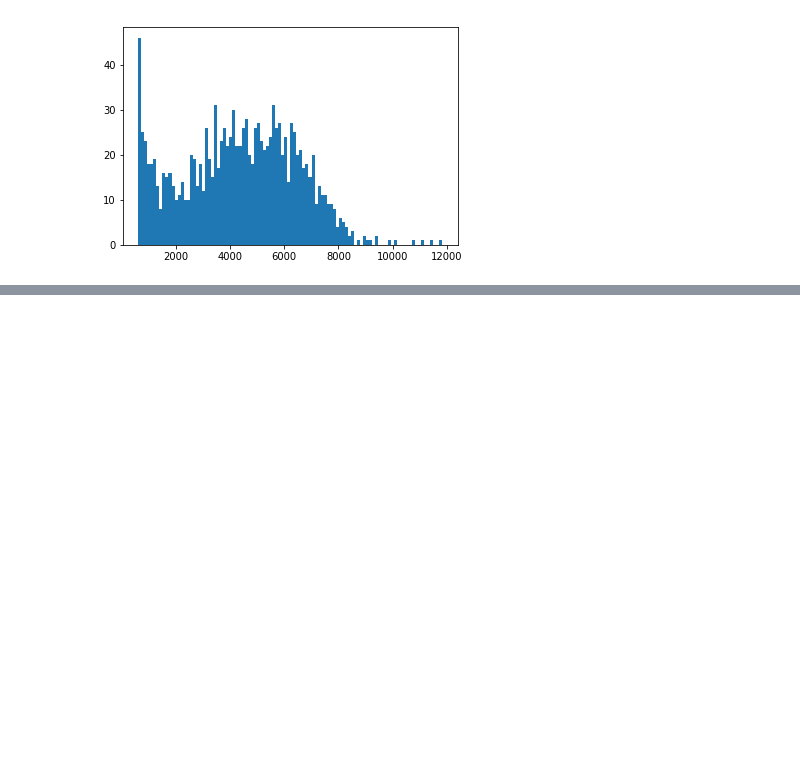
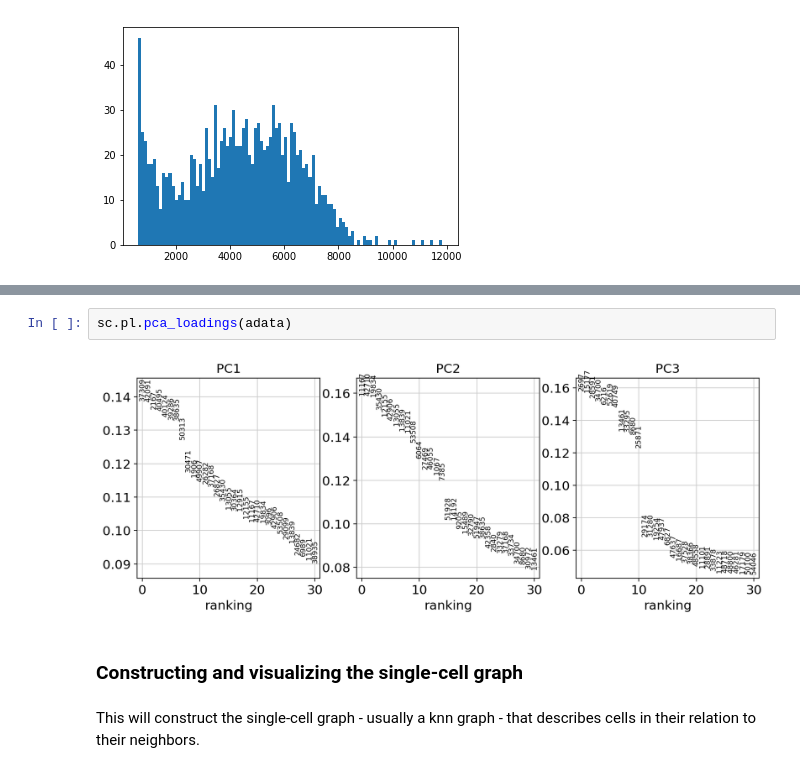
Before and after one commit to BUStools/BUS_notebooks_python, a Jupyter notebook: dataset-notebooks/10x_neuron_1k_v2chem_python/10x_neuron_1k_v2chem.ipynb, the cells around one changed output, grey strips where cells are left out. Saved outputs shown, nothing was run; the diff lists cells and outputs as text; blank space fills up the shorter version.

```diff
--- a/dataset-notebooks/10x_neuron_1k_v2chem_python/10x_neuron_1k_v2chem.ipynb
+++ b/dataset-notebooks/10x_neuron_1k_v2chem_python/10x_neuron_1k_v2chem.ipynb
@@ -385,0 +524,8 @@ print(len(bcv))
+# %%
+sc.pl.pca_loadings(adata)
+# %% [output]
+[figure, added]
+# %% [markdown]
+### Constructing and visualizing the single-cell graph
+# %% [markdown]
+This will construct the single-cell graph - usually a knn graph - that describes cells in their relation to their neighbors.
```
Also changed, not shown: parts of 39 cells of this notebook.
